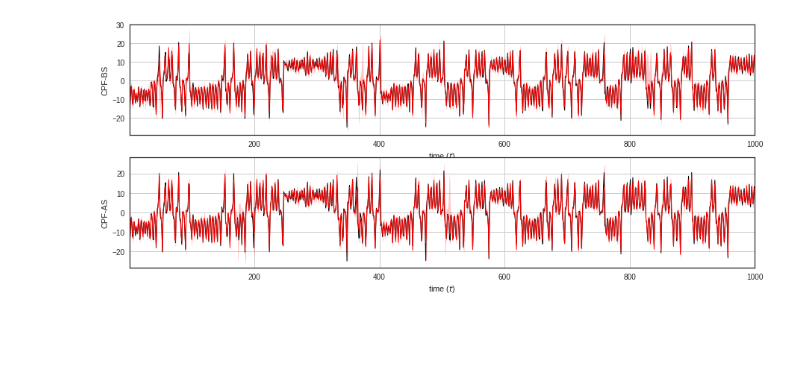
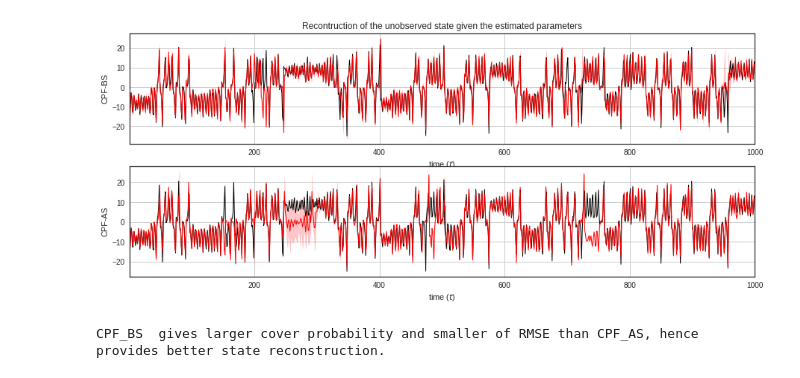
Before and after one commit to tchau218/parEMDA, a Jupyter notebook: test_Lorenz63_EM.ipynb, the cells around one changed output. Drawn from its saved outputs; the diff is of its cells as text; code cells hidden in the pictures; blank space fills up the shorter version.

```diff
--- a/test_Lorenz63_EM.ipynb
+++ b/test_Lorenz63_EM.ipynb
@@ -58,7 +58,7 @@ sigma = 10;rho = 28;beta = 8./3 # physical parameters
 #m = lambda x: l63_predict(x, dt, sigma, rho, beta) # python version (slow)
 fmdl=mdl_l63.M(sigma=sigma, rho=rho, beta=beta, dtcy=dt)
 m = lambda x: fmdl.integ(x) # dynamical model (fortran version (fast))
-jacF = lambda x: l63_jac(x, dt, sigma, rho, beta) # Jacobian matrix (for EKS_EM only) of the dynamical model
+jacM = lambda x: l63_jac(x, dt, sigma, rho, beta) # Jacobian matrix (for EKS_EM only) of the dynamical model
 
 dy = 2 # dimension of the observations
 H = np.eye(dx)
@@ -96,3 +96,21 @@ xb, B, x0_tru = climat_background(m,Q_true, x0_true, 1000,prng)
 # (In case of given the true initial state)
 B = np.eye(dx) *sig2_Q
 xb= X_learning[:,0]
+
+# Plot simulated data
+time_learning = np.arange(T+1)
+sns.set_style("white")
+plt.rcParams['figure.figsize'] = (15, 5)
+plt.figure()
+plt.plot(time_learning[1:],Y_learning[0,:].T, 'k.', markersize = 6);
+plt.plot(time_learning[1:],Y_learning[1,:].T, 'k.', markersize = 6);
+
+plt.plot(time_learning[1:],X_learning[0,1:].T, 'k-', linewidth =1)
+plt.plot(time_learning[1:],X_learning[1,1:].T, '-', color='gray', linewidth =1)
+plt.plot(time_learning[1:],X_learning[2,1:].T, 'k-', linewidth =1)
+#plt.legend(loc = 'lower center', ncol =1)
+plt.title('Simulated data with observations (points) and true state (curve). Gray curve is unoberved state variable ($x_2$).')
+plt.xlim([1,T])
+plt.xlabel('time ($t$)')
+plt.grid()
+plt.show()
@@ -507,6 +329,6 @@ coverage probability of $x_3$: 82.0%
 # %%
 ### COMPARE RECONSTRUCTION QUALITY (RMSE and COVERAGE PROBABILITY) between CPF-BS SMOOTHER and CPF-AS SMOOTHER with THEIR ESTIMATED PARAMETERS ON A TESTING DATA
-
+from algos.utils import RMSE, CV95
 from algos.CPF_BS_SEM import CPF_BS
 from algos.CPF_AS_SEM import CPF_AS
 # random number generator
@@ -523,57 +345,23 @@ xb= X_testing[:,0]
 Nf=20; Ns=20; Niter=10
 X_conditioning = np.zeros([dx,T_testing])
 
-Q_CPF_AS = np.mean(Q_rep[1,:,-1])*baseQ
-R_CPF_AS = np.mean(R_rep[1,:,-1])*baseR
+Q_CPF_AS = np.mean(Q_rep[0,:,-1])*baseQ
+R_CPF_AS = np.mean(R_rep[0,:,-1])*baseR
 
-Q_CPF_BS = np.mean(Q_rep[2,:,-1])*baseQ
-R_CPF_BS = np.mean(R_rep[2,:,-1])*baseR
+Q_CPF_BS = np.mean(Q_rep[1,:,-1])*baseQ
+R_CPF_BS = np.mean(R_rep[1,:,-1])*baseR
 
 # CPF-BS
-pars =   { 'conditioning_trajectory'                  : X_conditioning,
-           'background_state'                         : xb,
-           'background_covariance'                    : B,
-           'model_noise_covariance'                   : Q_CPF_BS,
-           'observation_noise_covariance'             : R_CPF_BS,
-           'model_dynamics'                           : m,
-           'observation_matrix'                       : H,
-           'observations'                             : Y_testing,
-           'nb_filtering_particles'                   : Nf,
-           'nb_smoothing_particles'                   : Ns,
-           'nb_iterations'                            : Niter,
-           'true_state'                               : X_testing,
-           'inflation_factor'                         : 1,
-           'temporal_window_size'                     : T_testing,
-           'state_size'                               : dx,
-           'observation_size'                         : dy}
 
-res_CPF_BS = CPF_BS(pars, prng)
+res_CPF_BS = CPF_BS(X_conditioning,Y_testing, X_testing,Q_CPF_BS,m,H,R_CPF_BS,xb,B,dx,dy, Nf, Ns,T_testing,Niter,prng)
 Xs_CPF_BS = res_CPF_BS['smoothed_sample_all']
 
 #CPF-AS
-pars = { 'conditioning_trajectory'                  : X_conditioning,
-           'background_state'                         : xb,
-           'background_covariance'                    : B,
-           'model_noise_covariance'                   : Q_CPF_AS,
-           'observation_noise_covariance'             : R_CPF_AS,
-           'model_dynamics'                           : m,
-           'observation_matrix'                       : H,
-           'observations'                             : Y_testing,
-           'nb_filtering_particles'                   : Nf,
-           'nb_smoothing_particles'                   : Ns,
-           'nb_iterations'                            : Niter,
-           'true_state'                               : X_testing,
-           'inflation_factor'                         : 1,
-           'temporal_window_size'                     : T_testing,
-           'state_size'                               : dx,
-           'observation_size'                         : dy}
-    #%pdb
-    # function
-res_CPF_AS = CPF_AS(pars, prng)
+res_CPF_AS = CPF_AS(X_conditioning,Y_testing, X_testing,Q_CPF_BS,m,H,R_CPF_BS,xb,B,dx,dy, Nf, Ns,T_testing,Niter,prng)
 Xs_CPF_AS = res_CPF_AS['smoothed_sample_all']
 #plot
 time = np.arange(T_testing+1)
-var = 1; num =10; tlim= [1,T_testing]
+var = 1; num =2; tlim= [1,T_testing]
 num1=Niter;num2= num +Niter+1-num1
 XsBS = np.squeeze(Xs_CPF_BS[var,:,:,Niter+1-num1:num2]).transpose((2,0,1))
 XsAS = np.squeeze(Xs_CPF_AS[var,:,:,Niter+1-num1:num2]).transpose((2,0,1))
@@ -602,6 +390,7 @@ plt.xlabel('time ($t$)')
 plt.ylabel('CPF-BS')
 plt.xlim([1,T_testing])
 plt.grid()
+plt.title('Recontruction of the unobserved state given the estimated parameters')
 
 plt.subplot(212)
 line = plt.fill_between(time[1:], CIlowAS,CIupAS, color="xkcd:light red", alpha=0.3)#,sig2_Qha =0.3 )
@@ -613,4 +402,5 @@ plt.ylabel('CPF-AS')
 plt.xlim([1,T_testing])
 plt.grid()
 plt.show()
+print("CPF_BS  gives larger cover probability and smaller of RMSE than CPF_AS, hence provides better state reconstruction.")
 # %% [output]
@@ -621 +411,2 @@ cov_prob CPF_AS of $x_2$ = 77.9%
-[figure, old version]
+[figure, new version]
+CPF_BS  gives larger cover probability and smaller of RMSE than CPF_AS, hence provides better state reconstruction.
```
Also changed, not shown: parts of 7 cells of this notebook, 2 other files.
